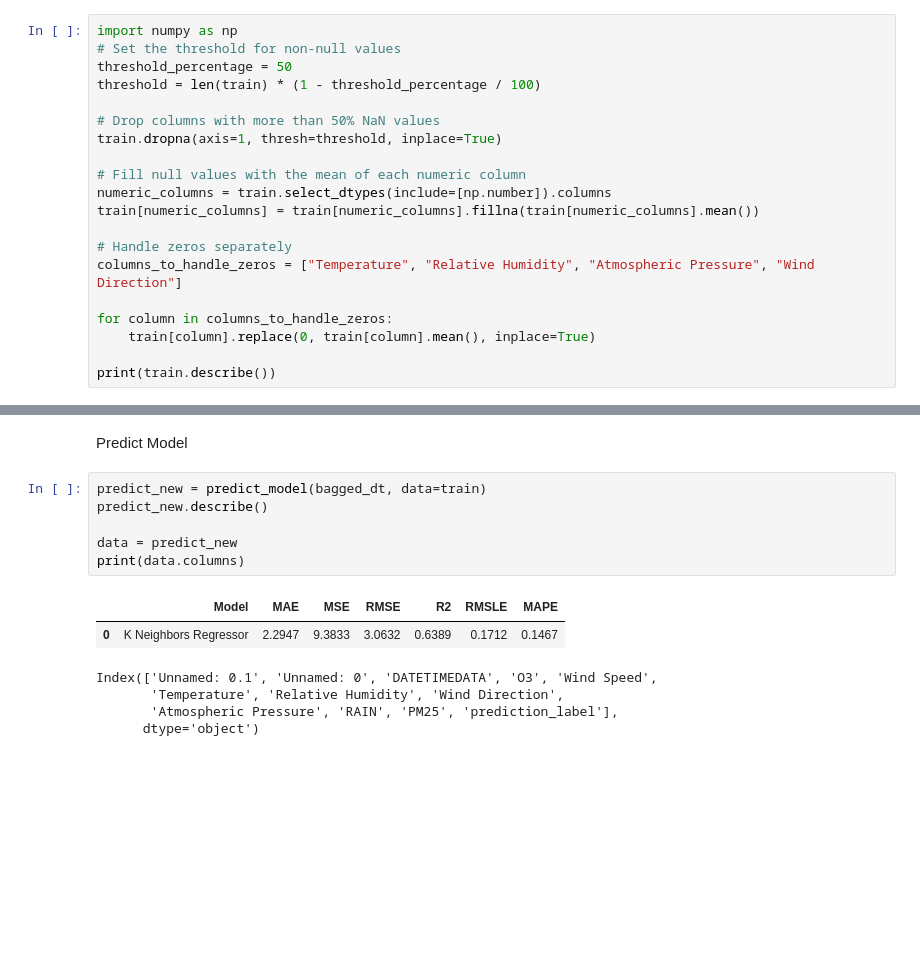
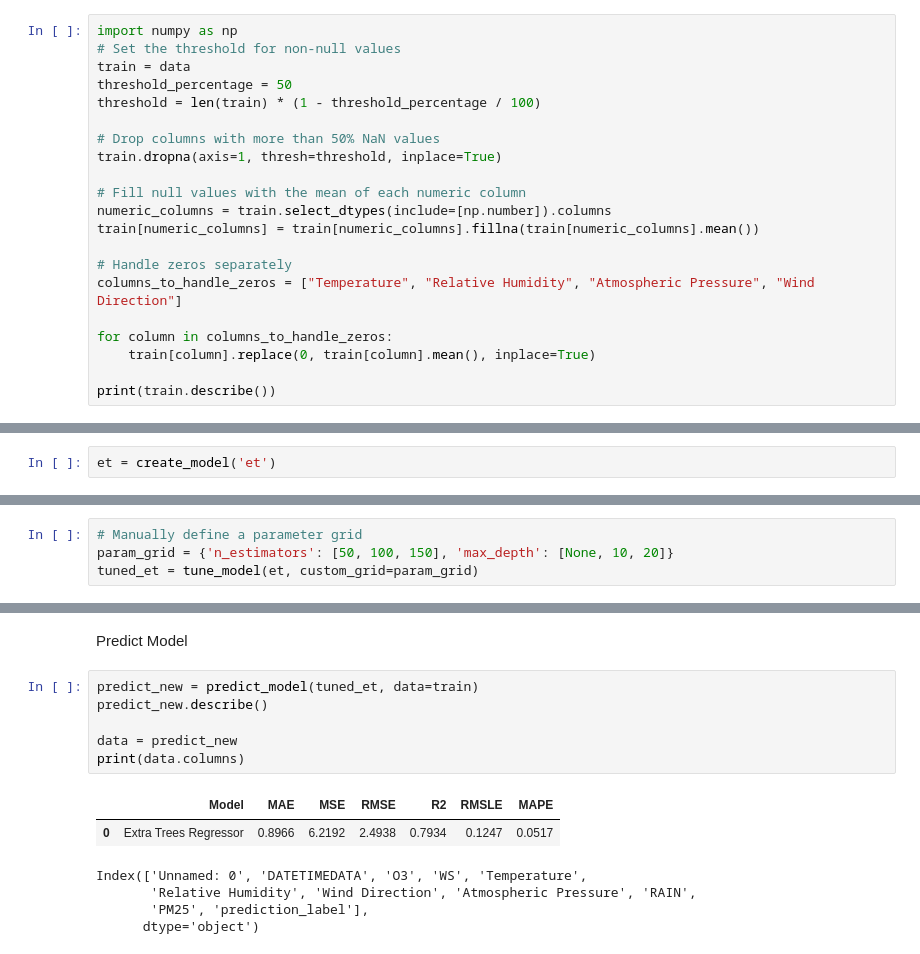
Before and after one commit to ARen990/TermProject_dash_air4, a Jupyter notebook: Air4God.ipynb, the cells around one changed output, grey strips where cells are left out. Cells and saved outputs as stored; diff of their text form; blank space fills up the shorter version.

```diff
--- a/Air4God.ipynb
+++ b/Air4God.ipynb
@@ -47,6 +64,7 @@ train
 # %%
 import numpy as np
 # Set the threshold for non-null values
+train = data
 threshold_percentage = 50
 threshold = len(train) * (1 - threshold_percentage / 100)
 
@@ -152,0 +152,2 @@ bagged_dt = ensemble_model(best_model, n_estimators=50)
+# %%
+et = create_model('et')
@@ -152,0 +171,4 @@ bagged_dt = ensemble_model(best_model, n_estimators=50)
+# %%
+# Manually define a parameter grid
+param_grid = {'n_estimators': [50, 100, 150], 'max_depth': [None, 10, 20]}
+tuned_et = tune_model(et, custom_grid=param_grid)
@@ -153,16 +192,16 @@ bagged_dt = ensemble_model(best_model, n_estimators=50)
 # %% [markdown]
 Predict Model
 # %%
-predict_new = predict_model(bagged_dt, data=train)
+predict_new = predict_model(tuned_et, data=train)
 predict_new.describe()
 
 data = predict_new
 print(data.columns)
 # %% [output]
 |  | Model | MAE | MSE | RMSE | R2 | RMSLE | MAPE |
-| 0 | K Neighbors Regressor | 2.2947 | 9.3833 | 3.0632 | 0.6389 | 0.1712 | 0.1467 |
+| 0 | Extra Trees Regressor | 0.8966 | 6.2192 | 2.4938 | 0.7934 | 0.1247 | 0.0517 |
-Index(['Unnamed: 0.1', 'Unnamed: 0', 'DATETIMEDATA', 'O3', 'Wind Speed',
-       'Temperature', 'Relative Humidity', 'Wind Direction',
-       'Atmospheric Pressure', 'RAIN', 'PM25', 'prediction_label'],
+Index(['Unnamed: 0', 'DATETIMEDATA', 'O3', 'WS', 'Temperature',
+       'Relative Humidity', 'Wind Direction', 'Atmospheric Pressure', 'RAIN',
+       'PM25', 'prediction_label'],
       dtype='object')
 # %%
```
Also changed, not shown: parts of 11 cells of this notebook, 8 other files.
